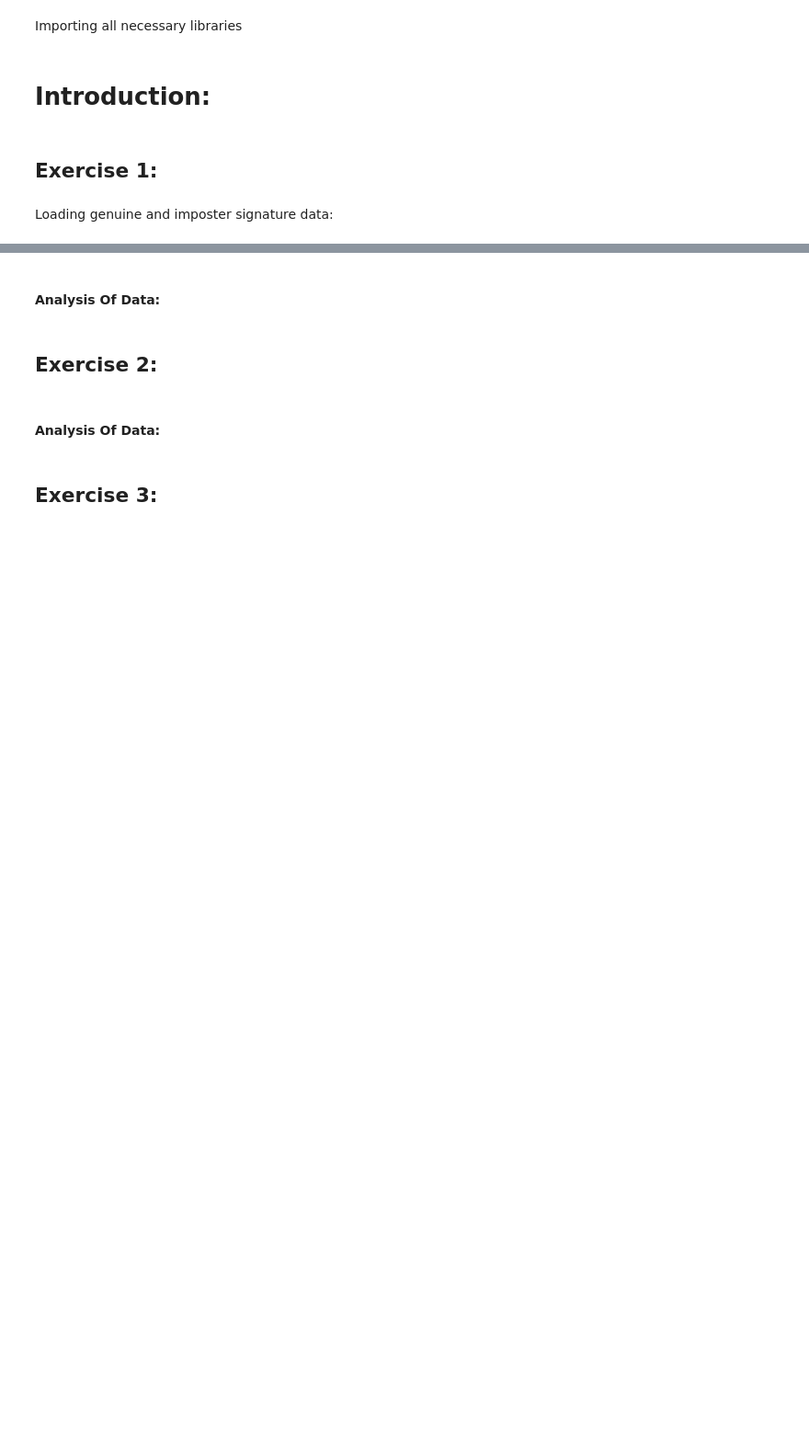
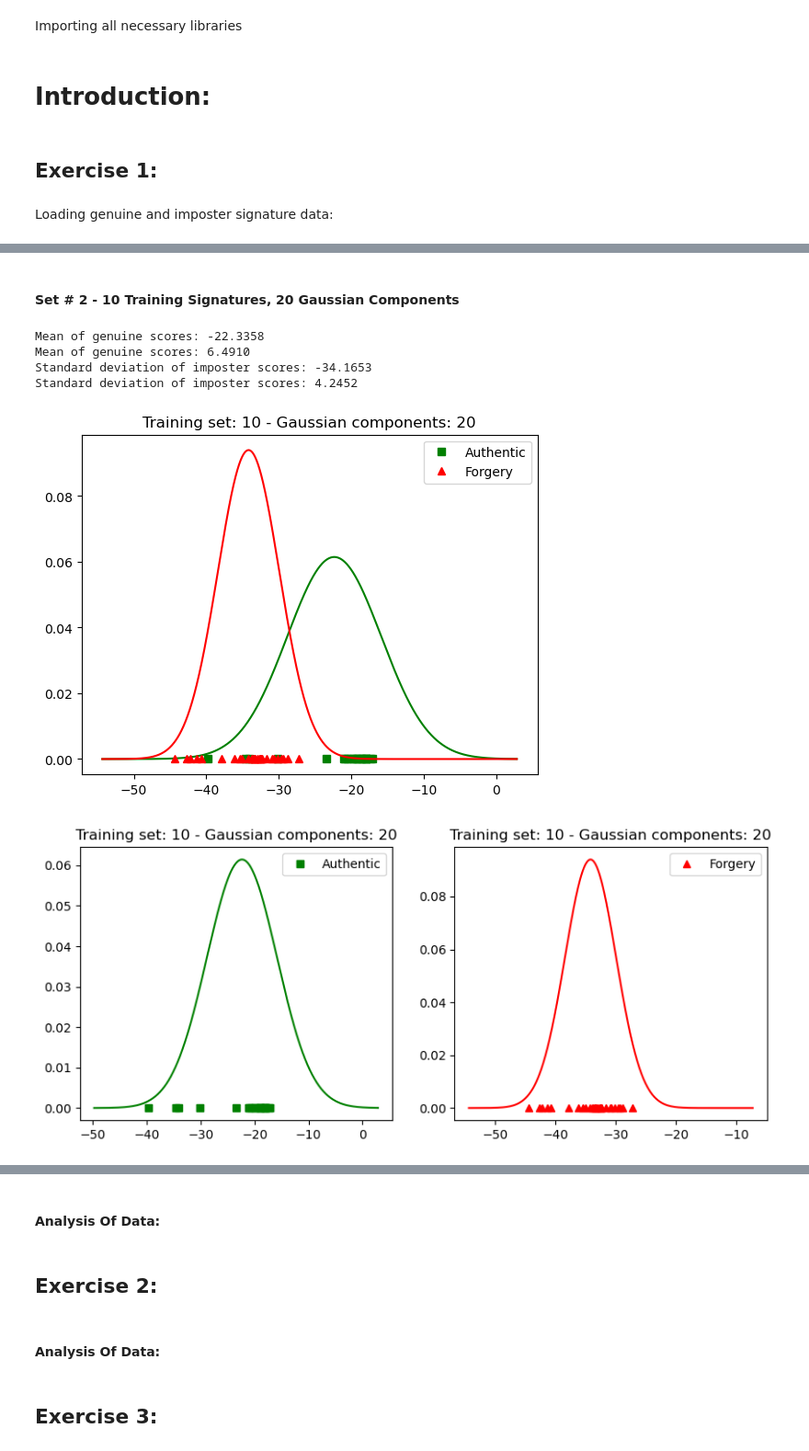
Before and after one commit to MushtabaA/ENCM509-Labs, a Jupyter notebook: Assignment 3/Lab03_Mushtaba_Al Yasseen_Usman_Khan_2024W.ipynb, the cells around one changed output, grey strips where cells are left out. Shown at 92% size. Drawn from its saved outputs; the diff is of its cells as text; code cells hidden in the pictures; blank space fills up the shorter version.

```diff
--- a/Assignment 3/Lab03_Mushtaba_Al Yasseen_Usman_Khan_2024W.ipynb
+++ b/Assignment 3/Lab03_Mushtaba_Al Yasseen_Usman_Khan_2024W.ipynb
@@ -55,0 +169,11 @@ for i in range(total_signatures):
+# %% [markdown]
+#### Set # 2 - 10 Training Signatures, 20 Gaussian Components
+# %%
+GMM_distribution(auth_lst, imp_lst, 10, 20)
+# %% [output]
+Mean of genuine scores: -22.3358
+Mean of genuine scores: 6.4910
+Standard deviation of imposter scores: -34.1653
+Standard deviation of imposter scores: 4.2452
+[figure, added]
+[figure, added]
```
Also changed, not shown: parts of 9 cells of this notebook.
